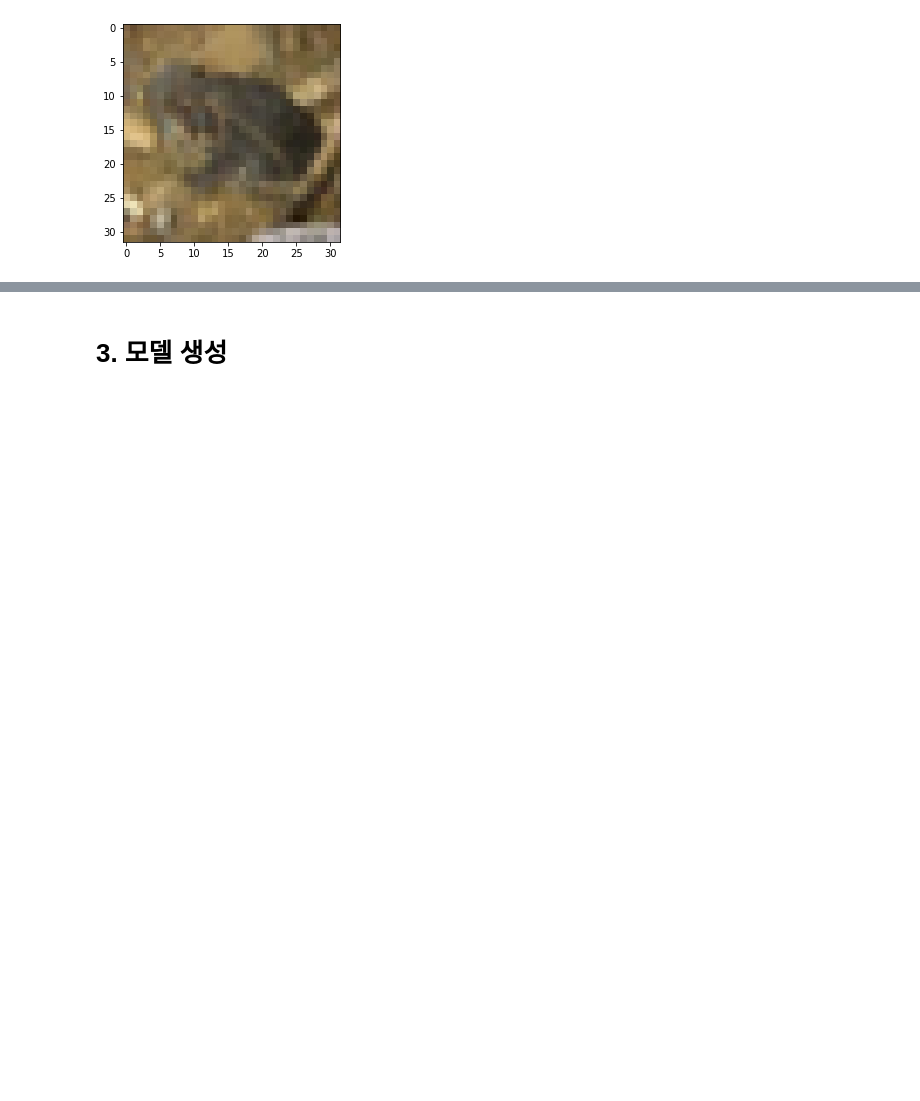
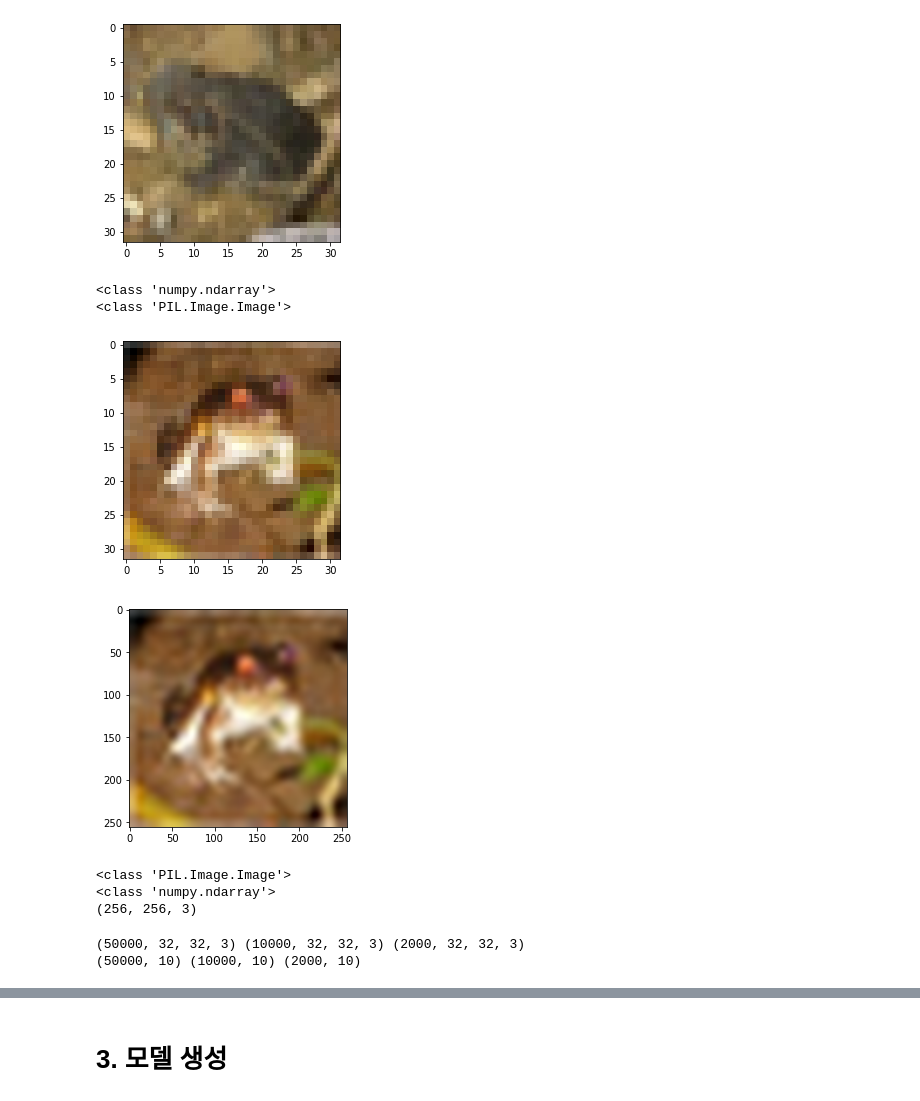
Before and after one commit to caumannerman/2021_cau_oss_hackathon, a Jupyter notebook: hackathon_team15.ipynb, the cells around one changed output, grey strips where cells are left out. Cells and saved outputs as stored; diff of their text form; code cells hidden in the pictures; blank space fills up the shorter version.

```diff
--- a/hackathon_team15.ipynb
+++ b/hackathon_team15.ipynb
@@ -82,3 +91,45 @@ plt.show()
 # %% [output]
 [0. 0. 0. 0. 0. 0. 1. 0. 0. 0.]
 [figure]
+# %%
+# numpy 사진을 PIL로 바꾸어 사이즈 변경
+
+
+print(type(x_train[0]))
+pil_image=Image.fromarray(x_train[0])
+
+print(type(pil_image))
+pil_image.show()
+
+plt.imshow(pil_image)
+plt.show()
+
+
+# PIL 모듈을 이용하여 이미지 사이즈 변경
+new_width  = 256
+new_height = 256
+
+img = pil_image.resize((new_width, new_height), Image.ANTIALIAS)
+
+
+plt.imshow(img)
+plt.show()
+print(type(img))
+tt = np.array(img)
+print(type(tt))
+print(tt.shape)
+# %% [output]
+<class 'numpy.ndarray'>
+<class 'PIL.Image.Image'>
+[figure, added]
+[figure, added]
+<class 'PIL.Image.Image'>
+<class 'numpy.ndarray'>
+(256, 256, 3)
+# %%
+print(x_train.shape, x_test1.shape, x_test2.shape)
+
+print(y_train.shape, y_test1.shape, y_test2.shape)
+# %% [output]
+(50000, 32, 32, 3) (10000, 32, 32, 3) (2000, 32, 32, 3)
+(50000, 10) (10000, 10) (2000, 10)
```
Also changed, not shown: parts of 5 cells of this notebook.
